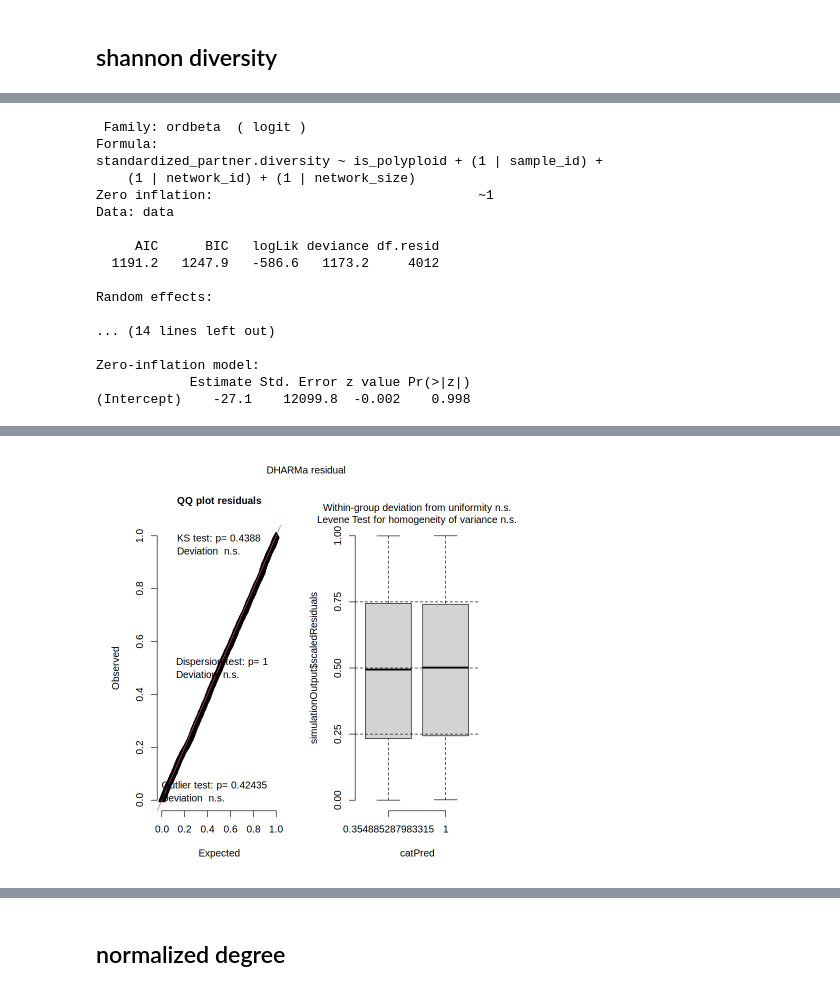
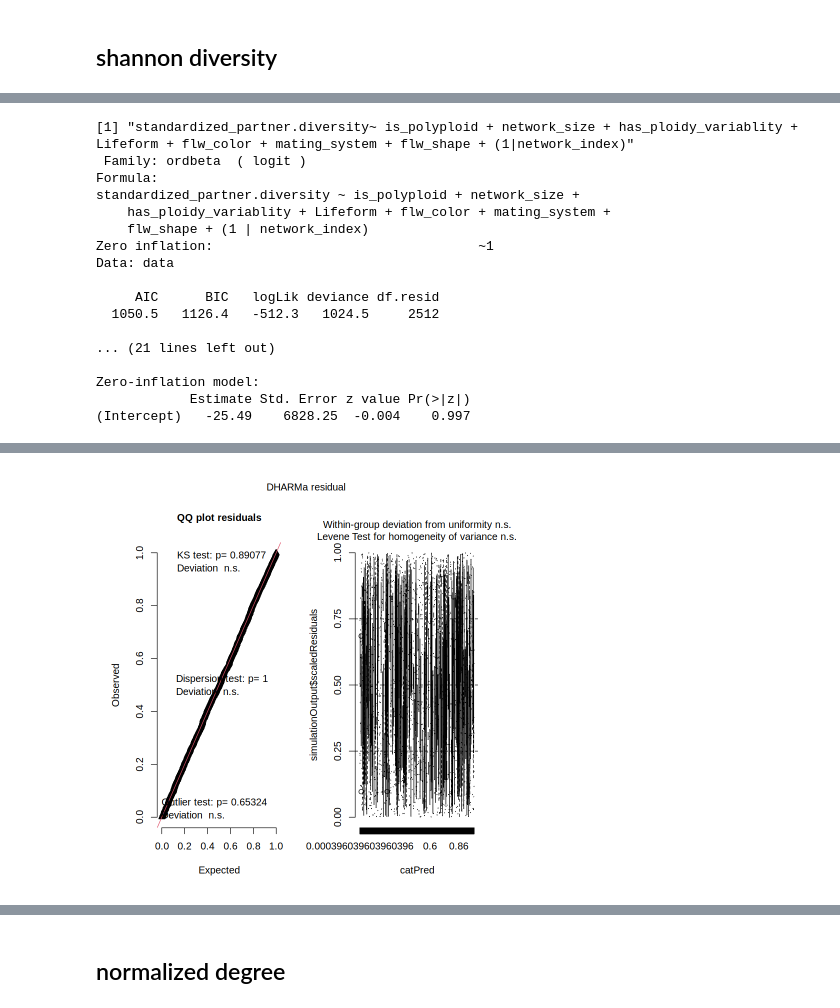
Before and after one commit to halabikeren/plant_pollinator_networks, a Jupyter notebook: notebooks/statistical_analysis/species_level/perform_analysis.ipynb, the cells around one changed output, grey strips where cells are left out. Drawn from its saved outputs; the diff is of its cells as text; code cells hidden in the pictures.

```diff
--- a/notebooks/statistical_analysis/species_level/perform_analysis.ipynb
+++ b/notebooks/statistical_analysis/species_level/perform_analysis.ipynb
@@ -242,16 +460,15 @@ if (include_metadata)
 # %%
 data$is_polyploid <- factor(data$is_polyploid)
 # %%
-test_ploidy_level_effect <- function(response_var, include_metadata){
-    fixed_covars = c("is_polyploid")
-    random_covars = c("network_id", "network_size")
-    if (include_metadata)
-    {
-        fixed_covars = c("is_polyploid", "bs", "(bs*is_polyploid)")
-    }
+get_glmm_fit <- function(response_var){
+    fixed_covars = c(c(predictor),metadata_features)
+    fixed_covars = fixed_covars[-which(fixed_covars %in% random_vars)]
+    random_covars = random_vars[which(random_vars %in% metadata_features)]
+
     fixed_covars_formula_str = paste0(as.list(fixed_covars), collapse = " + ")
     random_covars_formula_str = paste0("(1|", paste0(as.list(random_covars), collapse = ") + (1|"), ")")
     complete_formula_str = paste0(response_var, '~ ', fixed_covars_formula_str, ' + ', random_covars_formula_str)
+    print(complete_formula_str)
 
     res_df <- data.frame(matrix(ncol = 5, nrow = length(fixed_covars)+length(random_covars)+1))
     x <- c("response_variable", "variable", "type", "lrt_statistic", "lrt_pvalue")
@@ -266,9 +483,10 @@ test_ploidy_level_effect <- function(response_var, include_metadata){
     model.full <- glmmTMB(formula=complete_formula
                     , family=ordbeta(link = "logit")
                     , ziformula=~1
+                    , dispformula = ~1
                     , data=data
-                    , control= glmmTMBControl(), #rank_check = "skip")
-                    , start = list(psi = c(-1, 1))
+                    , control= glmmTMBControl(rank_check = "adjust"), #rank_check = "skip")
+                    , start = list(psi = c(-1, 1)),
                     )
     model_res = summary(model.full)
     print(model_res)
@@ -284,7 +502,7 @@ test_ploidy_level_effect <- function(response_var, include_metadata){
 
     for (fixed_var in fixed_covars)
     {
-        subset_fixed_covars = ifelse(fixed_covars != fixed_var, fixed_covars, "")
+        subset_fixed_covars = fixed_covars[-which(fixed_covars == fixed_var)]
         fixed_covars_formula_str = paste0(as.list(subset_fixed_covars), collapse = " + ")
         random_covars_formula_str = paste0("(1|", paste0(as.list(random_covars), collapse = ") + (1|"), ")")
         formula_str = paste0(response_var, '~ ', fixed_covars_formula_str, ' + ', random_covars_formula_str)
@@ -295,8 +513,9 @@ test_ploidy_level_effect <- function(response_var, include_metadata){
         model.reduced <- glmmTMB(formula=as.formula(formula_str)
                         , family=ordbeta(link = "logit")
                         , ziformula=~1
+                        , dispformula = ~1
                         , data=data
-                        , control= glmmTMBControl(), #rank_check = "skip")
+                        , control= glmmTMBControl(rank_check = "adjust"), #rank_check = "skip")
                         , start = list(psi = c(-1, 1))
                         )
         lrt <- anova(model.full, model.reduced)
@@ -306,15 +525,20 @@ test_ploidy_level_effect <- function(response_var, include_metadata){
 
     for (random_var in random_covars)
     {
-        subset_random_covars = random_covars[which(random_covars != random_var)]
-        fixed_covars_formula_str = paste0(as.list(fixed_covars), collapse = " + ")
-        random_covars_formula_str = paste0("(1|", paste0(as.list(subset_random_covars), collapse = ") + (1|"), ")")
-        formula_str = paste0(response_var, ' ~ ', fixed_covars_formula_str, ' + ', random_covars_formula_str)
+        random_covars_subset = random_covars[-which(random_covars == random_var)]
+        fixed_covars_formula_str = paste0(as.list(subset_fixed_covars), collapse = " + ")
+        random_covars_formula_str = paste0("(1|", paste0(as.list(random_covars_subset), collapse = ") + (1|"), ")")
+        formula_str = paste0(response_var, '~ ', fixed_covars_formula_str, ' + ', random_covars_formula_str)
+        if (length(random_covars_subset) == 0)
+            {
+            formula_str = paste0(response_var, '~ ', fixed_covars_formula_str)
+            }
         model.reduced <- glmmTMB(formula=as.formula(formula_str)
                         , family=ordbeta(link = "logit")
                         , ziformula=~1
+                        , dispformula = ~1
                         , data=data
-                        , control= glmmTMBControl(), #rank_check = "skip")
+                        , control= glmmTMBControl(rank_check = "adjust"), #rank_check = "skip")
                         , start = list(psi = c(-1, 1))
                         )
         lrt <- anova(model.full, model.reduced)
@@ -700,21 +753,21 @@ ggplot(data, aes(x = standardized_partner.diversity, fill = is_polyploid)) + geo
 # %%
-sd_res_df = test_phylo_ploidy_level_effect(response_var="standardized_partner.diversity",
-                         include_metadata=include_metadata)
+sd_res_df = test_phylo_ploidy_level_effect(response_var="standardized_partner.diversity")
+sd_res_df
 # %% [output]
+[1] "standardized_partner.diversity~ is_polyploid + network_size + has_ploidy_variablity + Lifeform + flw_color + mating_system + flw_shape + (1|network_index)"
  Family: ordbeta  ( logit )
 Formula:
-standardized_partner.diversity ~ is_polyploid + (1 | sample_id) +
-    (1 | network_id) + (1 | network_size)
+standardized_partner.diversity ~ is_polyploid + network_size +
+    has_ploidy_variablity + Lifeform + flw_color + mating_system +
+    flw_shape + (1 | network_index)
 Zero inflation:                                  ~1
 Data: data
 
      AIC      BIC   logLik deviance df.resid
-  1191.2   1247.9   -586.6   1173.2     4012
+  1050.5   1126.4   -512.3   1024.5     2512
 
-Random effects:
-
-... (14 lines left out)
+... (21 lines left out)
 
 Zero-inflation model:
             Estimate Std. Error z value Pr(>|z|)
-(Intercept)    -27.1    12099.8  -0.002    0.998
+(Intercept)   -25.49    6828.25  -0.004    0.997
@@ -724 +786 @@ Disable this warning with 'allow.new.levels=TRUE'”
-[figure, old version]
+[figure, new version]
```
Also changed, not shown: parts of 67 cells of this notebook, 11 other files.
